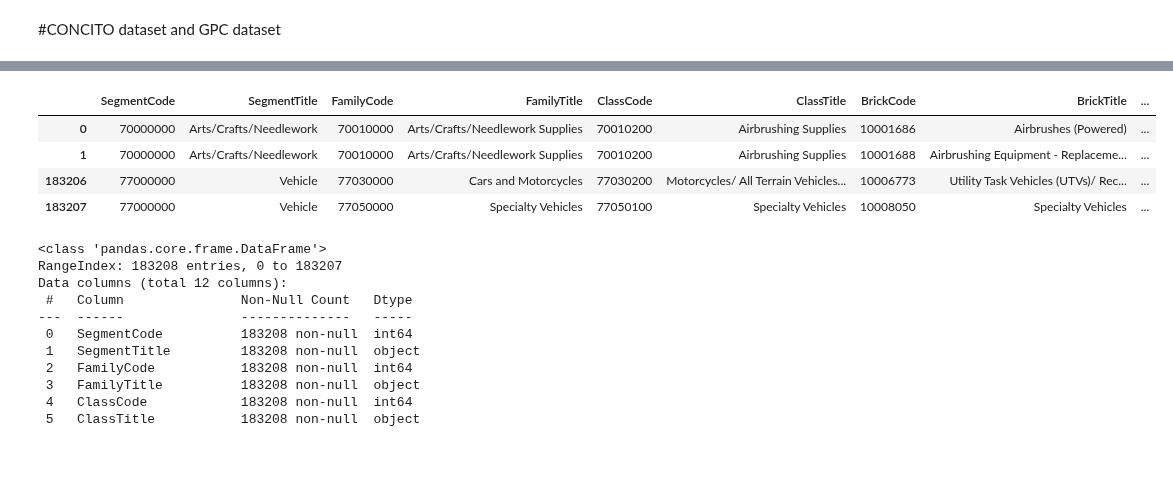
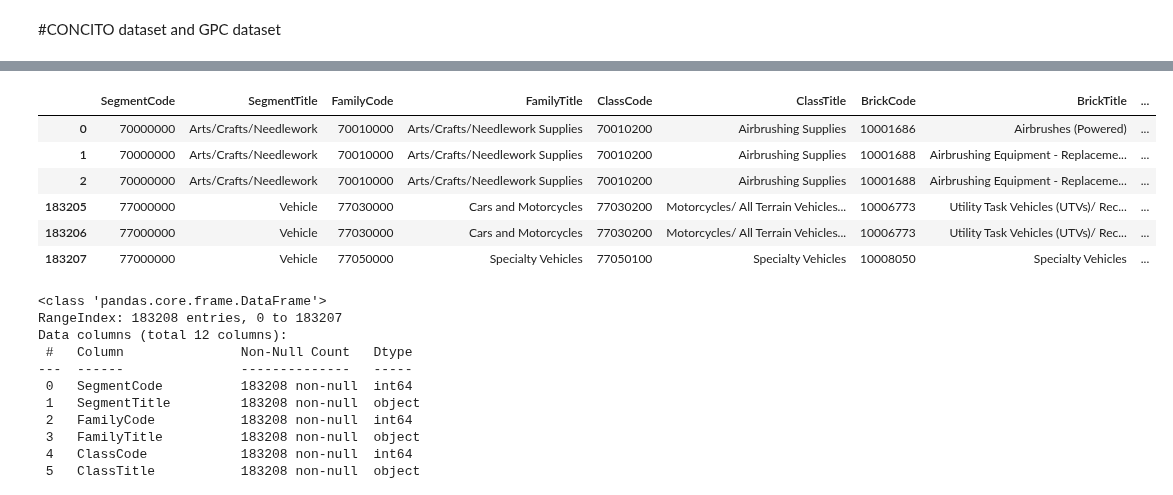
Before and after one commit to mrchapagain/ConsumerDataAnalytics, a Jupyter notebook: Data_Exploration.ipynb, the cells around one changed output, grey strips where cells are left out. Saved outputs shown, nothing was run; the diff lists cells and outputs as text; code cells hidden in the pictures; blank space fills up the shorter version.

```diff
--- a/Data_Exploration.ipynb
+++ b/Data_Exploration.ipynb
@@ -308,18 +344,20 @@ memory usage: 62.6+ KB
 # %%
 # Selective columns names
 columns = ['SegmentCode', 'SegmentTitle', 'FamilyCode', 'FamilyTitle', 'ClassCode', 'ClassTitle', 'BrickCode', 'BrickTitle', 'AttributeCode', 'AttributeTitle', 'AttributeValueCode', 'AttributeValueTitle']
 
 # Lets open data as they are
-data_tradesync_excel= pd.read_excel(path_tradesync_excel, sheet_name=0, index_col=None, header=0, skiprows=0)
-data_tradesync_excel.head(2).append(data_tradesync_excel.tail(2))
+df_tradesync_excel= pd.read_excel(path_tradesync_excel, sheet_name=0, index_col=None, header=0, skiprows=0)
+df_tradesync_excel.head(2).append(df_tradesync_excel.tail(2))
 
 # Open the dataset with selective columns names
-data_tradesync_selected_columns = data_tradesync_excel[columns]
-data_tradesync_selected_columns.head(2).append(data_tradesync_selected_columns.tail(2))
+df_tradesync_selected_columns = df_tradesync_excel[columns]
+df_tradesync_selected_columns.head(3).append(df_tradesync_selected_columns.tail(3))
 # %% [output]
 |  | SegmentCode | SegmentTitle | FamilyCode | FamilyTitle | ClassCode | ClassTitle | BrickCode | BrickTitle | ... |
 | 0 | 70000000 | Arts/Crafts/Needlework | 70010000 | Arts/Crafts/Needlework Supplies | 70010200 | Airbrushing Supplies | 10001686 | Airbrushes (Powered) | ... |
 | 1 | 70000000 | Arts/Crafts/Needlework | 70010000 | Arts/Crafts/Needlework Supplies | 70010200 | Airbrushing Supplies | 10001688 | Airbrushing Equipment - Replaceme... | ... |
+| 2 | 70000000 | Arts/Crafts/Needlework | 70010000 | Arts/Crafts/Needlework Supplies | 70010200 | Airbrushing Supplies | 10001688 | Airbrushing Equipment - Replaceme... | ... |
+| 183205 | 77000000 | Vehicle | 77030000 | Cars and Motorcycles | 77030200 | Motorcycles/ All Terrain Vehicles... | 10006773 | Utility Task Vehicles (UTVs)/ Rec... | ... |
 | 183206 | 77000000 | Vehicle | 77030000 | Cars and Motorcycles | 77030200 | Motorcycles/ All Terrain Vehicles... | 10006773 | Utility Task Vehicles (UTVs)/ Rec... | ... |
 | 183207 | 77000000 | Vehicle | 77050000 | Specialty Vehicles | 77050100 | Specialty Vehicles | 10008050 | Specialty Vehicles | ... |
 # %%
```
Also changed, not shown: parts of 16 cells of this notebook.
